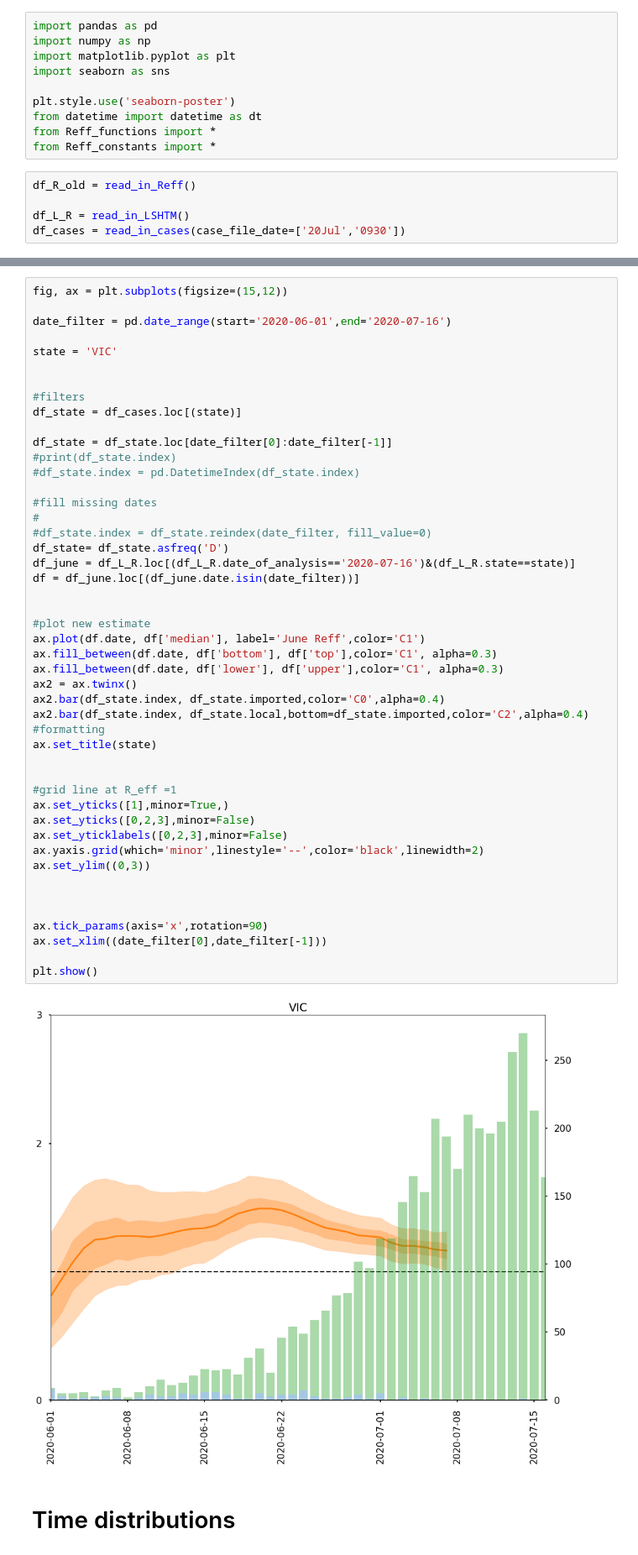
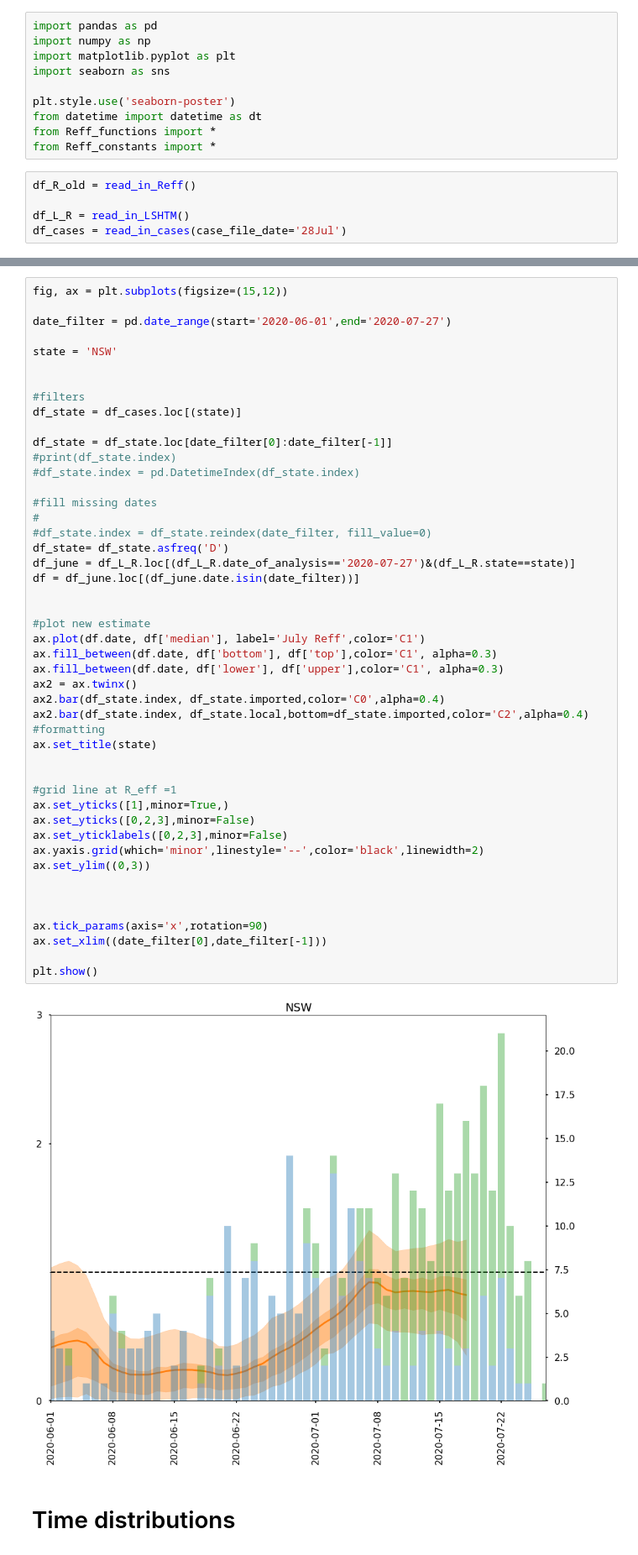
Before and after one commit to tdennisliu/covid19-forecasting-aus, a Jupyter notebook: model/lshtm_reff.ipynb, the cells around one changed output, grey strips where cells are left out. Shown: that part at 84% size. Cells and saved outputs as stored; diff of their text form.

```diff
--- a/model/lshtm_reff.ipynb
+++ b/model/lshtm_reff.ipynb
@@ -16,7 +16,7 @@ from Reff_constants import *
 df_R_old = read_in_Reff()
 
 df_L_R = read_in_LSHTM()
-df_cases = read_in_cases(case_file_date=['20Jul','0930'])
+df_cases = read_in_cases(case_file_date='28Jul')
 # %%
 df_L_R
 # %% [output]
@@ -154,9 +154,9 @@ plt.show()
 # %%
 fig, ax = plt.subplots(figsize=(15,12))
 
-date_filter = pd.date_range(start='2020-06-01',end='2020-07-16')
+date_filter = pd.date_range(start='2020-06-01',end='2020-07-27')
 
-state = 'VIC'
+state = 'NSW'
 
 
 #filters
@@ -170,36 +170,36 @@ df_state = df_state.loc[date_filter[0]:date_filter[-1]]
 #
 #df_state.index = df_state.reindex(date_filter, fill_value=0)
 df_state= df_state.asfreq('D')
-df_june = df_L_R.loc[(df_L_R.date_of_analysis=='2020-07-16')&(df_L_R.state==state)]
+df_june = df_L_R.loc[(df_L_R.date_of_analysis=='2020-07-27')&(df_L_R.state==state)]
 df = df_june.loc[(df_june.date.isin(date_filter))]
 
 
 #plot new estimate
-ax.plot(df.date, df['median'], label='June Reff',color='C1')
+ax.plot(df.date, df['median'], label='July Reff',color='C1')
 ax.fill_between(df.date, df['bottom'], df['top'],color='C1', alpha=0.3)
 ax.fill_between(df.date, df['lower'], df['upper'],color='C1', alpha=0.3)
 ax2 = ax.twinx()
 ax2.bar(df_state.index, df_state.imported,color='C0',alpha=0.4)
 ax2.bar(df_state.index, df_state.local,bottom=df_state.imported,color='C2',alpha=0.4)
 #formatting
 ax.set_title(state)
 
 
 #grid line at R_eff =1
 ax.set_yticks([1],minor=True,)
 ax.set_yticks([0,2,3],minor=False)
 ax.set_yticklabels([0,2,3],minor=False)
 ax.yaxis.grid(which='minor',linestyle='--',color='black',linewidth=2)
 ax.set_ylim((0,3))
 
 
 
 ax.tick_params(axis='x',rotation=90)
 ax.set_xlim((date_filter[0],date_filter[-1]))
 
 plt.show()
 # %% [output]
-[figure, old version]
+[figure, new version]
 # %% [markdown]
 # Time distributions
 # %%
```
Also changed, not shown: parts of 3 cells of this notebook, 1 other file.
